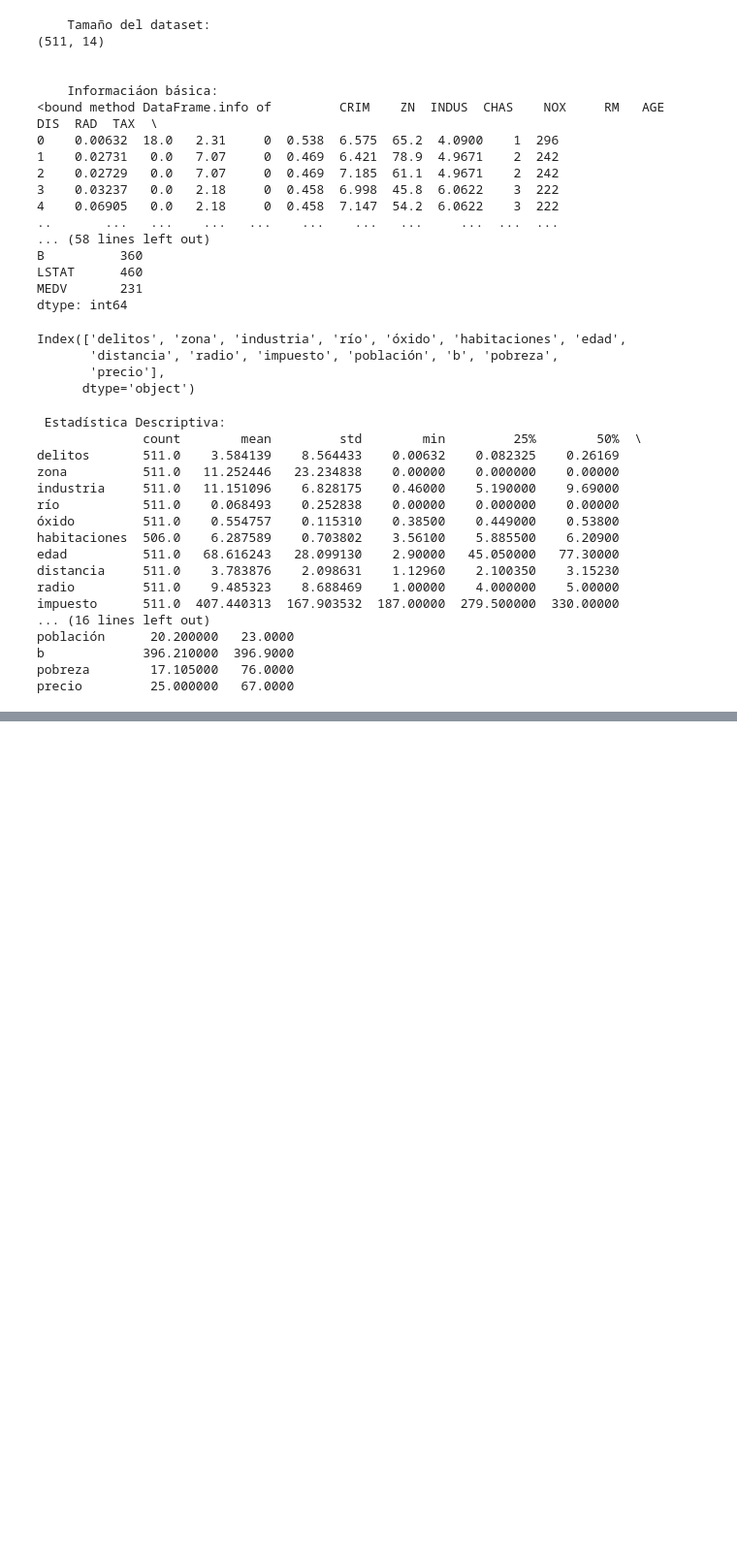
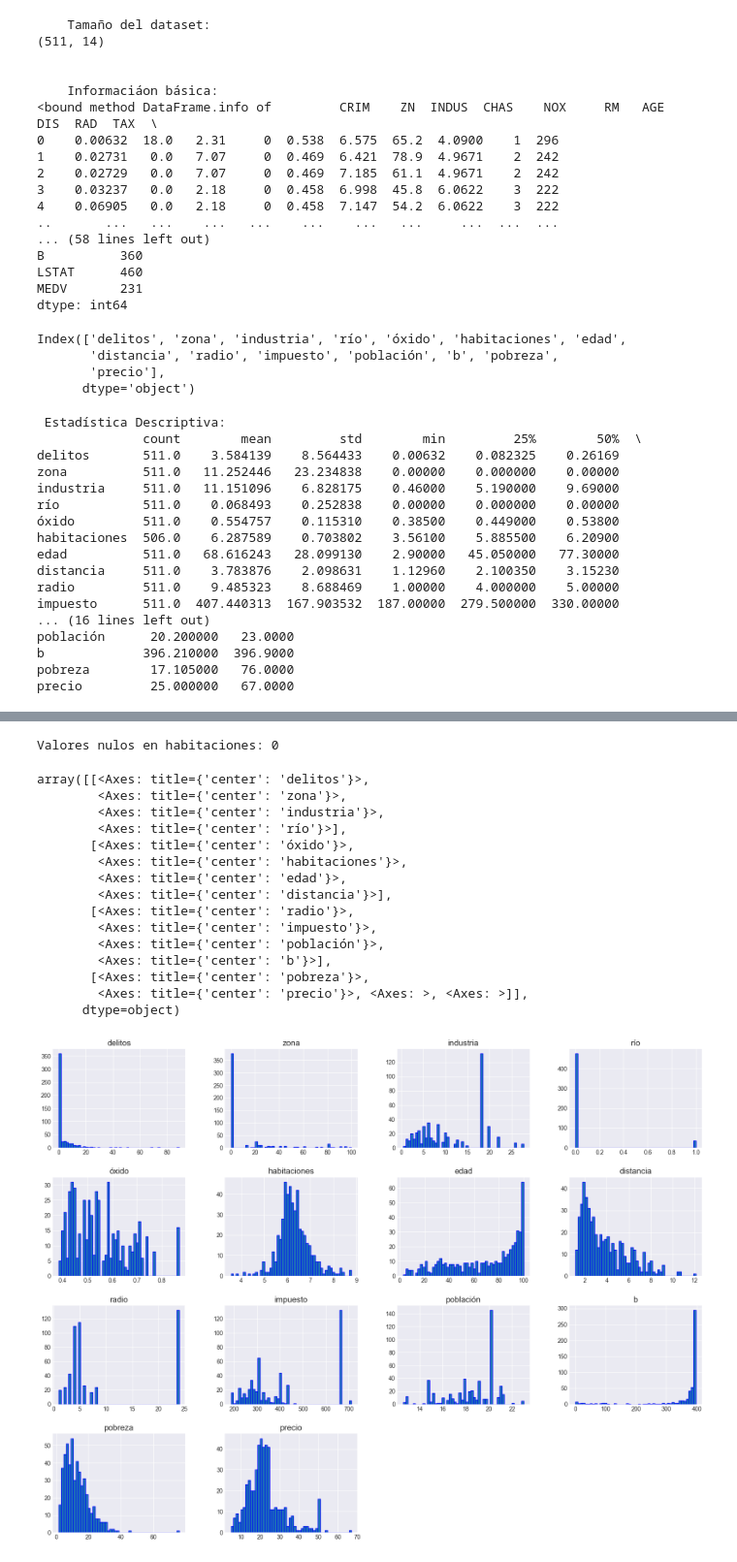
Before and after one commit to beyondAnalysIs/Machine_Learning_Python_scikit-learn, a Jupyter notebook: regresion/02_regresion_polinomica.ipynb, the cells around one changed output, grey strips where cells are left out. Shown: that part at 97% size. Saved outputs shown, nothing was run; the diff lists cells and outputs as text; code cells hidden in the pictures; blank space fills up the shorter version.

```diff
--- a/regresion/02_regresion_polinomica.ipynb
+++ b/regresion/02_regresion_polinomica.ipynb
@@ -97,0 +146,29 @@ precio         25.000000   67.0000
+# %%
+df_copy = df.copy()  # crear una copia del dataframe original
+# tratamiento de valores nulos para columna
+mean_hab = df['habitaciones'].mean()  # calcular la media de la columna
+df_copy['habitaciones'] = df['habitaciones'].fillna(mean_hab)
+df_copy_hab =  df_copy['habitaciones'].isnull().sum()
+# verificar que no haya nulos
+print(f'Valores nulos en habitaciones: {df_copy_hab}')
+# %% [output]
+Valores nulos en habitaciones: 0
+# %%
+df_copy.hist(bins=50, edgecolor='blue', figsize=(20, 15))
+# %% [output]
+array([[<Axes: title={'center': 'delitos'}>,
+        <Axes: title={'center': 'zona'}>,
+        <Axes: title={'center': 'industria'}>,
+        <Axes: title={'center': 'río'}>],
+       [<Axes: title={'center': 'óxido'}>,
+        <Axes: title={'center': 'habitaciones'}>,
+        <Axes: title={'center': 'edad'}>,
+        <Axes: title={'center': 'distancia'}>],
+       [<Axes: title={'center': 'radio'}>,
+        <Axes: title={'center': 'impuesto'}>,
+        <Axes: title={'center': 'población'}>,
+        <Axes: title={'center': 'b'}>],
+       [<Axes: title={'center': 'pobreza'}>,
+        <Axes: title={'center': 'precio'}>, <Axes: >, <Axes: >]],
+      dtype=object)
+[figure, added]
```
Also changed, not shown: parts of 13 cells of this notebook, 1 other file.
